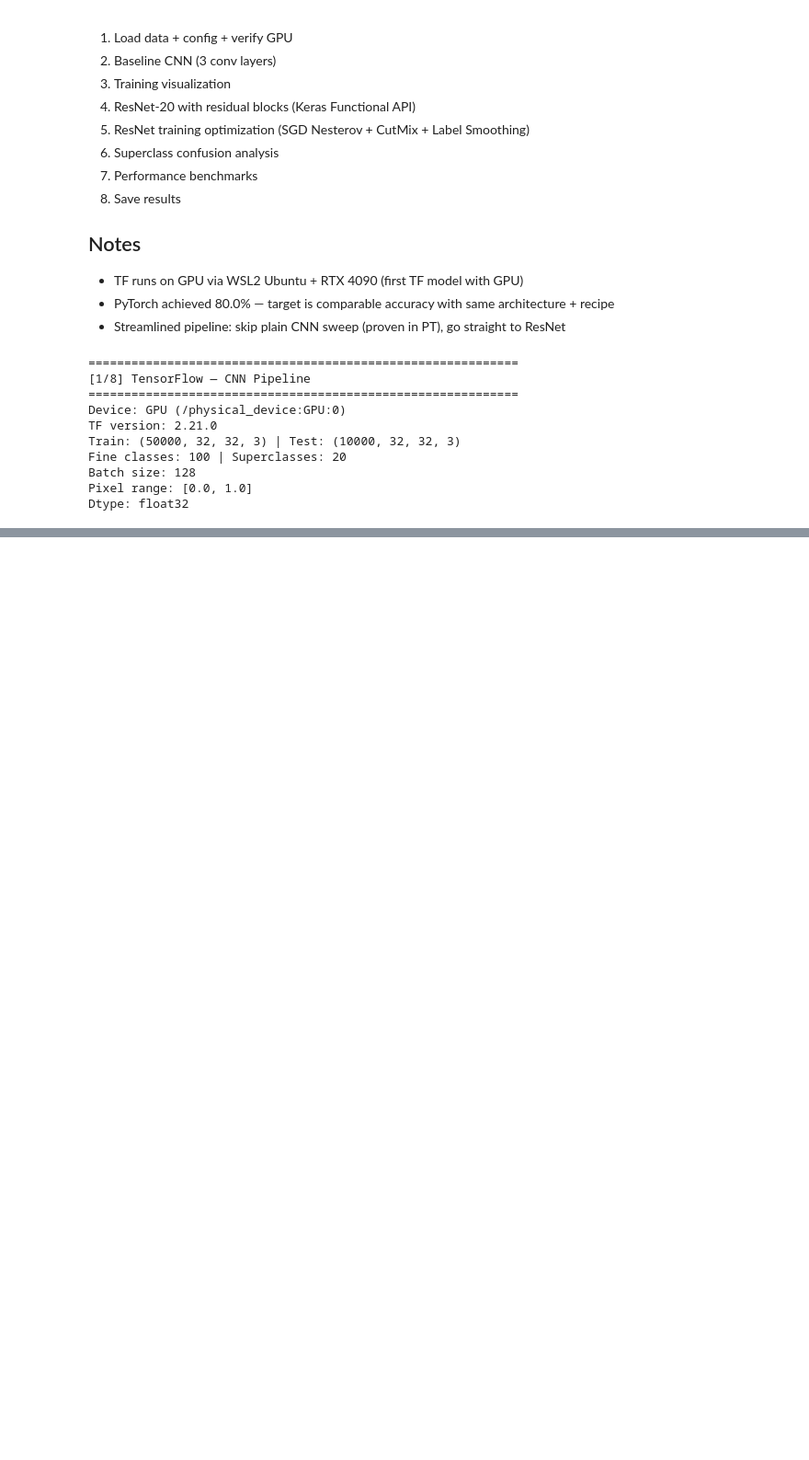
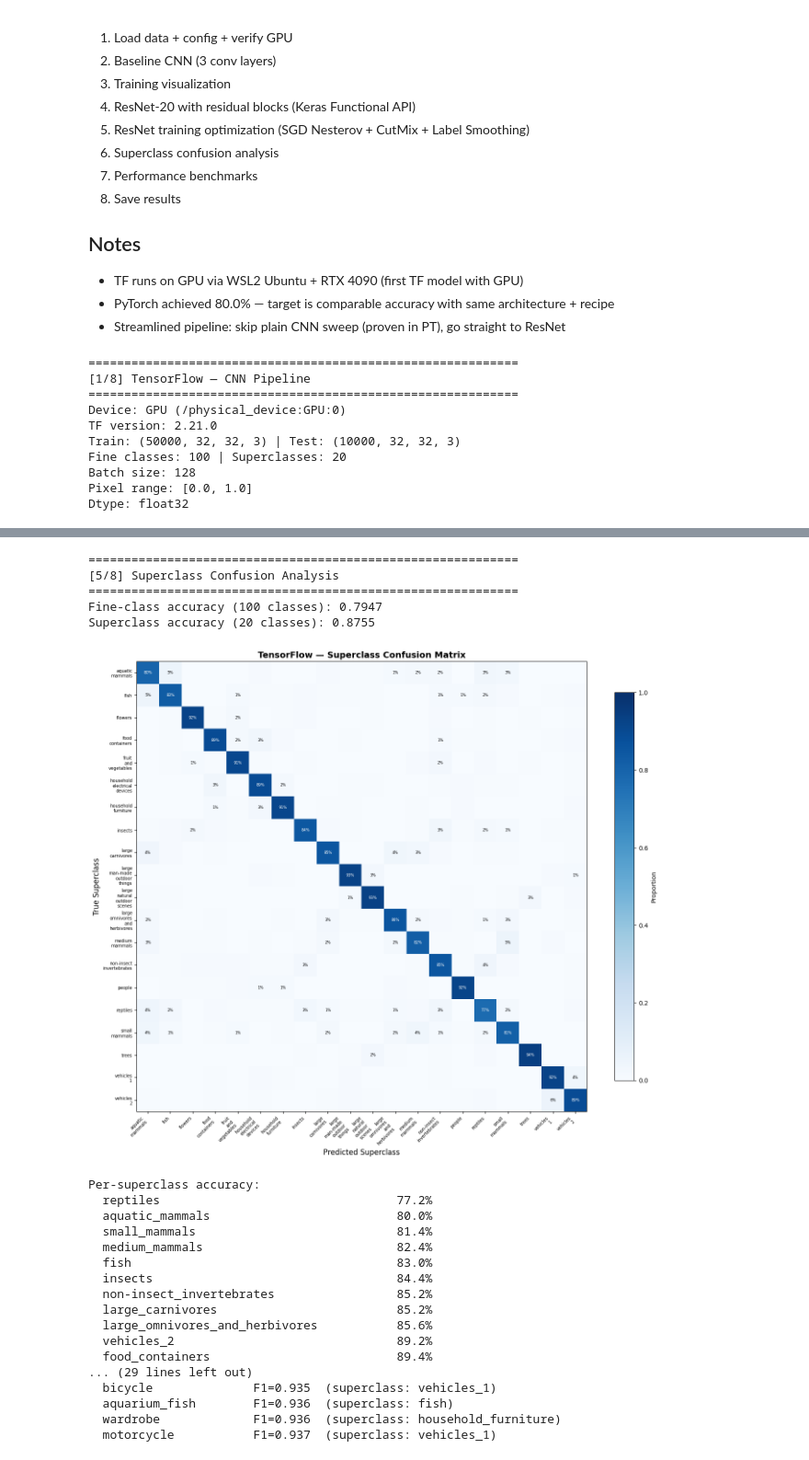
Before and after one commit to GoudyMT/ml-framework-comparison, a Jupyter notebook: TensorFlow/11-cnn/pipeline.ipynb, the cells around one changed output, grey strips where cells are left out. Shown at 92% size. Saved outputs shown, nothing was run; the diff lists cells and outputs as text; code cells hidden in the pictures; blank space fills up the shorter version.

Commit message:
feat: cnn - resnet-20 + full training recipe, superclass confusion, performance benchmarks, results saved + compared

```diff
--- a/TensorFlow/11-cnn/pipeline.ipynb
+++ b/TensorFlow/11-cnn/pipeline.ipynb
@@ -271,0 +518,74 @@ not per-epoch. Fixed in ResNet step with tf.data pipeline.
+# %%
+# Step 5: Superclass Confusion Analysis
+
+# Same hierarchical evaluation as PT pipeline
+# Compare which superclasses TF struggles with vs PT
+
+print("=" * 60, flush=True)
+print("[5/7] Superclass Confusion Analysis", flush=True)
+print("=" * 60, flush=True)
+
+# Fine-class and superclass accuracy
+fine_acc = float(best_metrics['accuracy'])
+pred_coarse = fine_to_coarse[best_preds]
+true_coarse = fine_to_coarse[y_test]
+superclass_acc = float(np.mean(pred_coarse == true_coarse))
+
+print(f"Fine-class accuracy (100 classes): {fine_acc:.4f}", flush=True)
+print(f"Superclass accuracy (20 classes): {superclass_acc:.4f}", flush=True)
+
+# Superclass confusion matrix
+plot_superclass_confusion(
+    y_true_fine=y_test,
+    y_pred_fine=best_preds,
+    fine_names=FINE_NAMES,
+    coarse_names=COARSE_NAMES,
+    fine_to_coarse=fine_to_coarse,
+    framework=FRAMEWORK,
+    save_path=f'{RESULTS_DIR}/superclass_confusion.png'
+)
+
+# Per-fine-class F1
+per_class_f1 = []
+for c in range(N_CLASSES):
+    tp = int(((best_preds == c) & (y_test == c)).sum())
+    fp = int(((best_preds == c) & (y_test != c)).sum())
+    fn = int(((best_preds != c) & (y_test == c)).sum())
+    prec = tp / (tp + fp) if (tp + fp) > 0 else 0.0
+    rec = tp / (tp + fn) if (tp + fn) > 0 else 0.0
+    f1 = 2 * prec * rec / (prec + rec) if (prec + rec) > 0 else 0.0
+    per_class_f1.append((FINE_NAMES[c], f1, COARSE_NAMES[fine_to_coarse[c]]))
+
+per_class_f1.sort(key=lambda x: x[1])
+
+print(f"\n10 Hardest Fine Classes (lowest F1):")
+for name, f1, sc in per_class_f1[:10]:
+    print(f"  {name:<20} F1={f1:.3f}  (superclass: {sc})")
+
+print(f"\n10 Easiest Fine Classes (highest F1):")
+for name, f1, sc in per_class_f1[-10:]:
+    print(f"  {name:<20} F1={f1:.3f}  (superclass: {sc})")
+# %% [output]
+============================================================
+[5/8] Superclass Confusion Analysis
+============================================================
+Fine-class accuracy (100 classes): 0.7947
+Superclass accuracy (20 classes): 0.8755
+[figure, added]
+Per-superclass accuracy:
+  reptiles                                 77.2%
+  aquatic_mammals                          80.0%
+  small_mammals                            81.4%
+  medium_mammals                           82.4%
+  fish                                     83.0%
+  insects                                  84.4%
+  non-insect_invertebrates                 85.2%
+  large_carnivores                         85.2%
+  large_omnivores_and_herbivores           85.6%
+  vehicles_2                               89.2%
+  food_containers                          89.4%
+... (29 lines left out)
+  bicycle              F1=0.935  (superclass: vehicles_1)
+  aquarium_fish        F1=0.936  (superclass: fish)
+  wardrobe             F1=0.936  (superclass: household_furniture)
+  motorcycle           F1=0.937  (superclass: vehicles_1)
```
Also changed, not shown: parts of 6 cells of this notebook, 5 other files.
